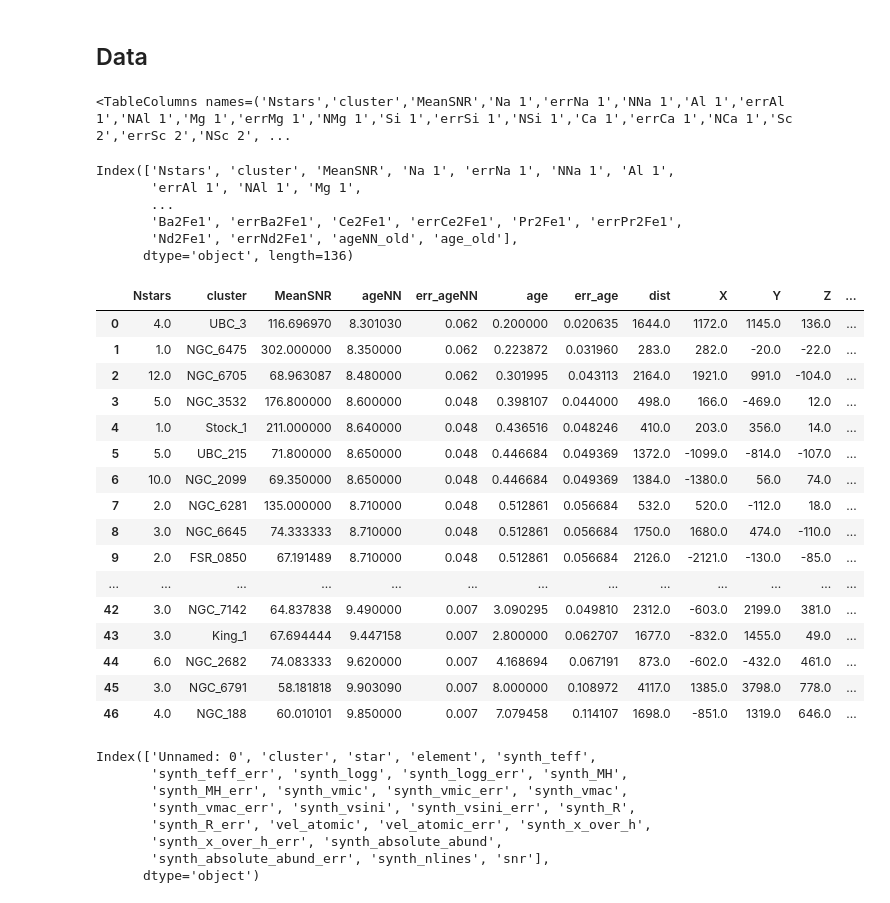
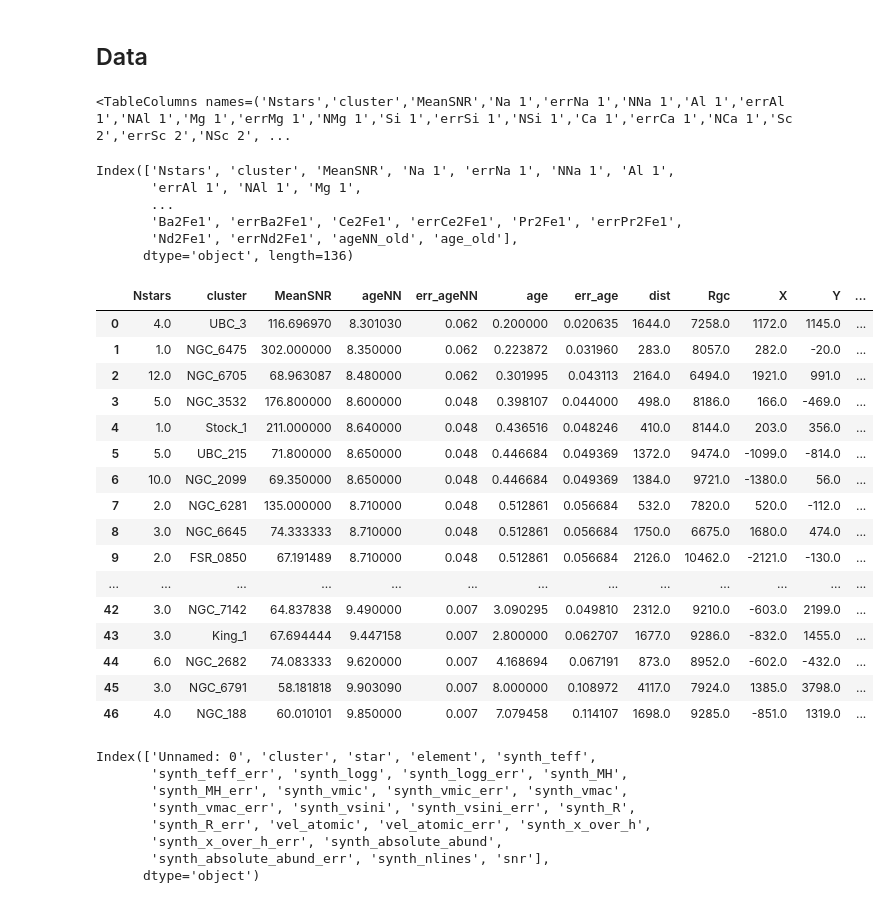
Before and after one commit to kurtwalsen/networks, a Jupyter notebook: phylogenetic_network.ipynb, the cells around one changed output. Cells and saved outputs as stored; diff of their text form; code cells hidden in the pictures.

```diff
--- a/phylogenetic_network.ipynb
+++ b/phylogenetic_network.ipynb
@@ -30,10 +31,10 @@ os.chdir('/home/kwalsen/Documents/ERIS/networks')
 # %%
 abusolar_cluster_giants = Table.read('data/abusolar_cluster_giants.csv')
 abusolar_star_giants_individual_stars = Table.read('data/abusolar_star_giants_individual_stars.csv')
-# %%
-abusolar_cluster_giants.columns
-# %% [output]
-<TableColumns names=('Nstars','cluster','MeanSNR','Na 1','errNa 1','NNa 1','Al 1','errAl 1','NAl 1','Mg 1','errMg 1','NMg 1','Si 1','errSi 1','NSi 1','Ca 1','errCa 1','NCa 1','Sc 2','errSc 2','NSc 2', ...
+# %%
+abusolar_cluster_giants.columns
+# %% [output]
+<TableColumns names=('Nstars','cluster','MeanSNR','Na 1','errNa 1','NNa 1','Al 1','errAl 1','NAl 1','Mg 1','errMg 1','NMg 1','Si 1','errSi 1','NSi 1','Ca 1','errCa 1','NCa 1','Sc 2','errSc 2','NSc 2', ...
 # %%
 abusolar_cluster_giants = pd.read_csv('data/abusolar_cluster_giants.csv')
 abusolar_star_giants_individual_stars = pd.read_csv('data/abusolar_star_giants_individual_stars.csv')
@@ -43,32 +44,32 @@ cluster_df = abusolar_cluster_giants
 clusters_stars_df = abusolar_star_giants_individual_stars
 # %%
 print(cluster_df.columns)
-cluster_cols = ['Nstars','cluster','MeanSNR','ageNN','err_ageNN','age','err_age','dist','X','Y','Z','ageNN_old','age_old']
+cluster_cols = ['Nstars','cluster','MeanSNR','ageNN','err_ageNN','age','err_age','dist','Rgc','X','Y','Z','ageNN_old','age_old']
 cluster_df[cluster_cols]
 # %% [output]
 Index(['Nstars', 'cluster', 'MeanSNR', 'Na 1', 'errNa 1', 'NNa 1', 'Al 1',
        'errAl 1', 'NAl 1', 'Mg 1',
        ...
        'Ba2Fe1', 'errBa2Fe1', 'Ce2Fe1', 'errCe2Fe1', 'Pr2Fe1', 'errPr2Fe1',
        'Nd2Fe1', 'errNd2Fe1', 'ageNN_old', 'age_old'],
       dtype='object', length=136)
-|  | Nstars | cluster | MeanSNR | ageNN | err_ageNN | age | err_age | dist | X | Y | Z | ... |
-| 0 | 4.0 | UBC_3 | 116.696970 | 8.301030 | 0.062 | 0.200000 | 0.020635 | 1644.0 | 1172.0 | 1145.0 | 136.0 | ... |
-| 1 | 1.0 | NGC_6475 | 302.000000 | 8.350000 | 0.062 | 0.223872 | 0.031960 | 283.0 | 282.0 | -20.0 | -22.0 | ... |
-| 2 | 12.0 | NGC_6705 | 68.963087 | 8.480000 | 0.062 | 0.301995 | 0.043113 | 2164.0 | 1921.0 | 991.0 | -104.0 | ... |
-| 3 | 5.0 | NGC_3532 | 176.800000 | 8.600000 | 0.048 | 0.398107 | 0.044000 | 498.0 | 166.0 | -469.0 | 12.0 | ... |
-| 4 | 1.0 | Stock_1 | 211.000000 | 8.640000 | 0.048 | 0.436516 | 0.048246 | 410.0 | 203.0 | 356.0 | 14.0 | ... |
-| 5 | 5.0 | UBC_215 | 71.800000 | 8.650000 | 0.048 | 0.446684 | 0.049369 | 1372.0 | -1099.0 | -814.0 | -107.0 | ... |
-| 6 | 10.0 | NGC_2099 | 69.350000 | 8.650000 | 0.048 | 0.446684 | 0.049369 | 1384.0 | -1380.0 | 56.0 | 74.0 | ... |
-| 7 | 2.0 | NGC_6281 | 135.000000 | 8.710000 | 0.048 | 0.512861 | 0.056684 | 532.0 | 520.0 | -112.0 | 18.0 | ... |
-| 8 | 3.0 | NGC_6645 | 74.333333 | 8.710000 | 0.048 | 0.512861 | 0.056684 | 1750.0 | 1680.0 | 474.0 | -110.0 | ... |
-| 9 | 2.0 | FSR_0850 | 67.191489 | 8.710000 | 0.048 | 0.512861 | 0.056684 | 2126.0 | -2121.0 | -130.0 | -85.0 | ... |
+|  | Nstars | cluster | MeanSNR | ageNN | err_ageNN | age | err_age | dist | Rgc | X | Y | ... |
+| 0 | 4.0 | UBC_3 | 116.696970 | 8.301030 | 0.062 | 0.200000 | 0.020635 | 1644.0 | 7258.0 | 1172.0 | 1145.0 | ... |
+| 1 | 1.0 | NGC_6475 | 302.000000 | 8.350000 | 0.062 | 0.223872 | 0.031960 | 283.0 | 8057.0 | 282.0 | -20.0 | ... |
+| 2 | 12.0 | NGC_6705 | 68.963087 | 8.480000 | 0.062 | 0.301995 | 0.043113 | 2164.0 | 6494.0 | 1921.0 | 991.0 | ... |
+| 3 | 5.0 | NGC_3532 | 176.800000 | 8.600000 | 0.048 | 0.398107 | 0.044000 | 498.0 | 8186.0 | 166.0 | -469.0 | ... |
+| 4 | 1.0 | Stock_1 | 211.000000 | 8.640000 | 0.048 | 0.436516 | 0.048246 | 410.0 | 8144.0 | 203.0 | 356.0 | ... |
+| 5 | 5.0 | UBC_215 | 71.800000 | 8.650000 | 0.048 | 0.446684 | 0.049369 | 1372.0 | 9474.0 | -1099.0 | -814.0 | ... |
+| 6 | 10.0 | NGC_2099 | 69.350000 | 8.650000 | 0.048 | 0.446684 | 0.049369 | 1384.0 | 9721.0 | -1380.0 | 56.0 | ... |
+| 7 | 2.0 | NGC_6281 | 135.000000 | 8.710000 | 0.048 | 0.512861 | 0.056684 | 532.0 | 7820.0 | 520.0 | -112.0 | ... |
+| 8 | 3.0 | NGC_6645 | 74.333333 | 8.710000 | 0.048 | 0.512861 | 0.056684 | 1750.0 | 6675.0 | 1680.0 | 474.0 | ... |
+| 9 | 2.0 | FSR_0850 | 67.191489 | 8.710000 | 0.048 | 0.512861 | 0.056684 | 2126.0 | 10462.0 | -2121.0 | -130.0 | ... |
 | ... | ... | ... | ... | ... | ... | ... | ... | ... | ... | ... | ... | ... |
-| 42 | 3.0 | NGC_7142 | 64.837838 | 9.490000 | 0.007 | 3.090295 | 0.049810 | 2312.0 | -603.0 | 2199.0 | 381.0 | ... |
-| 43 | 3.0 | King_1 | 67.694444 | 9.447158 | 0.007 | 2.800000 | 0.062707 | 1677.0 | -832.0 | 1455.0 | 49.0 | ... |
-| 44 | 6.0 | NGC_2682 | 74.083333 | 9.620000 | 0.007 | 4.168694 | 0.067191 | 873.0 | -602.0 | -432.0 | 461.0 | ... |
-| 45 | 3.0 | NGC_6791 | 58.181818 | 9.903090 | 0.007 | 8.000000 | 0.108972 | 4117.0 | 1385.0 | 3798.0 | 778.0 | ... |
-| 46 | 4.0 | NGC_188 | 60.010101 | 9.850000 | 0.007 | 7.079458 | 0.114107 | 1698.0 | -851.0 | 1319.0 | 646.0 | ... |
+| 42 | 3.0 | NGC_7142 | 64.837838 | 9.490000 | 0.007 | 3.090295 | 0.049810 | 2312.0 | 9210.0 | -603.0 | 2199.0 | ... |
+| 43 | 3.0 | King_1 | 67.694444 | 9.447158 | 0.007 | 2.800000 | 0.062707 | 1677.0 | 9286.0 | -832.0 | 1455.0 | ... |
+| 44 | 6.0 | NGC_2682 | 74.083333 | 9.620000 | 0.007 | 4.168694 | 0.067191 | 873.0 | 8952.0 | -602.0 | -432.0 | ... |
+| 45 | 3.0 | NGC_6791 | 58.181818 | 9.903090 | 0.007 | 8.000000 | 0.108972 | 4117.0 | 7924.0 | 1385.0 | 3798.0 | ... |
+| 46 | 4.0 | NGC_188 | 60.010101 | 9.850000 | 0.007 | 7.079458 | 0.114107 | 1698.0 | 9285.0 | -851.0 | 1319.0 | ... |
 # %%
 print(clusters_stars_df.columns)
 star_cols = ['Unnamed: 0','cluster','star','element','synth_MH','synth_MH_err',
```
Also changed, not shown: parts of 79 cells of this notebook.
